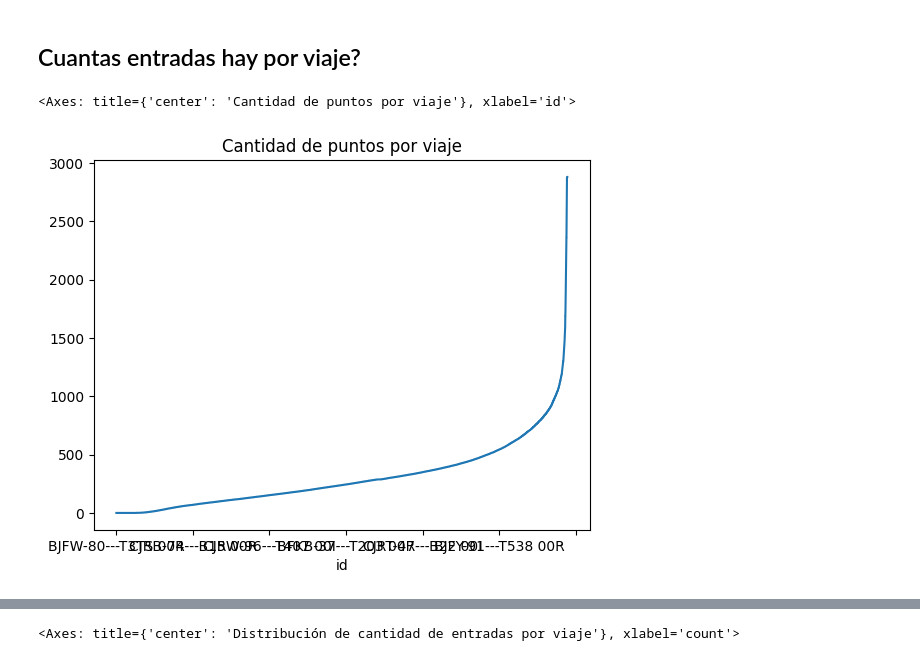
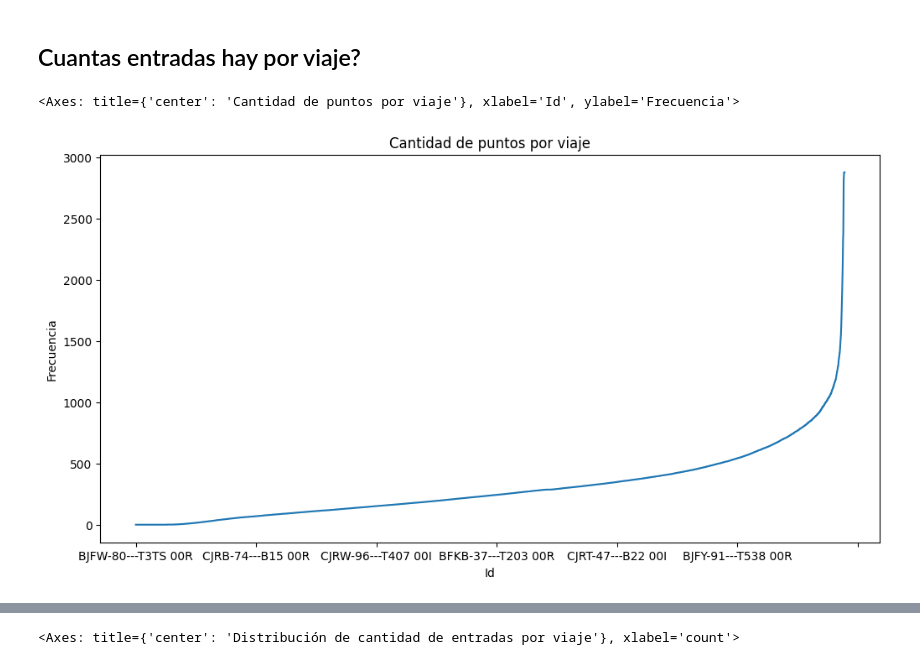
Before and after one commit to joaquincarreno/BusY, a Jupyter notebook: notebooks/00_exploration_gps.ipynb, the cells around one changed output, grey strips where cells are left out. Saved outputs shown, nothing was run; the diff lists cells and outputs as text; code cells hidden in the pictures.

```diff
--- a/notebooks/00_exploration_gps.ipynb
+++ b/notebooks/00_exploration_gps.ipynb
@@ -93,7 +157,7 @@ points_per_ride = df['id'].value_counts().compute()
 points_per_ride.sort_values()
 points_per_ride.to_csv(PROCESSED_DATA / 'puntos_por_viaje.csv')
 # %%
-points_per_ride.sort_values().plot(title='Cantidad de puntos por viaje')
+points_per_ride.sort_values().plot(title='Cantidad de puntos por viaje', figsize=(12, 6), ylabel= 'Frecuencia', xlabel='Id')
 # %% [output]
-<Axes: title={'center': 'Cantidad de puntos por viaje'}, xlabel='id'>
+<Axes: title={'center': 'Cantidad de puntos por viaje'}, xlabel='Id', ylabel='Frecuencia'>
-[figure, old version]
+[figure, new version]
```
Also changed, not shown: parts of 33 cells of this notebook, 1 other file.
